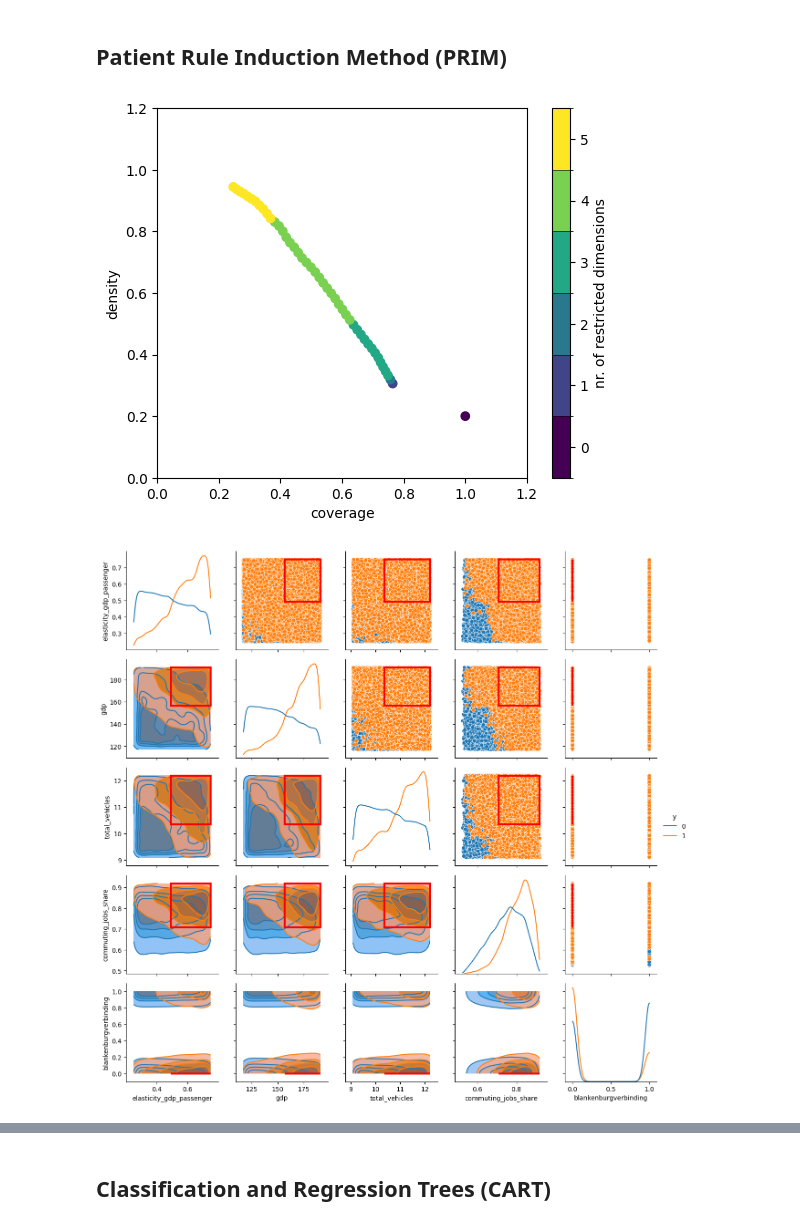
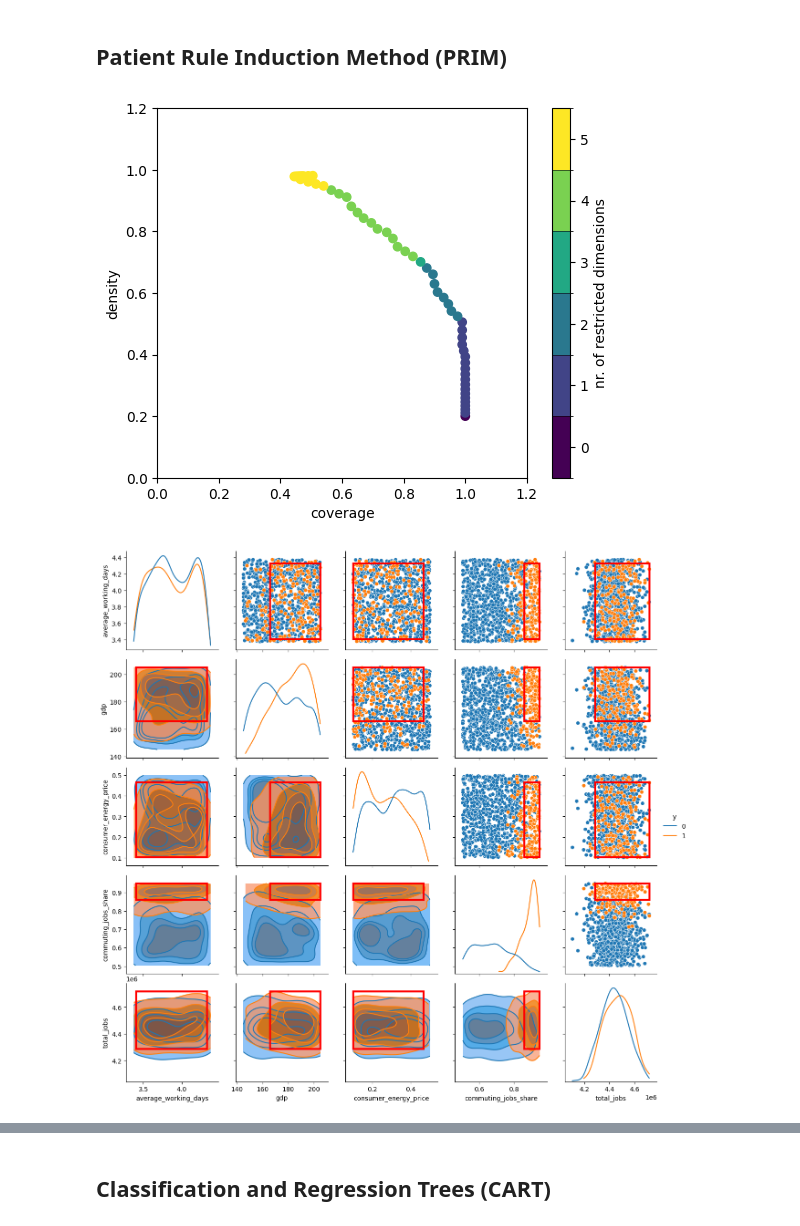
Before and after one commit to SMoorenUT/models_infrastructure_interdependency, a Jupyter notebook: analysis/scenario_discovery.ipynb, the cells around one changed output, grey strips where cells are left out. Drawn from its saved outputs; the diff is of its cells as text; code cells hidden in the pictures.

```diff
--- a/analysis/scenario_discovery.ipynb
+++ b/analysis/scenario_discovery.ipynb
@@ -19,7 +19,7 @@ criterion_values = [">", "<", ">=", "<=", "=="]
 
 # Define constants
 BASE_DIR = Path(os.getcwd()).resolve().parent
-DATASET = "ema_road_model_17_07_2025_results_surrogate_model" # Name of the dataset CSV file in analysis folder (without .csv extension)
+DATASET = "ema_road_model_08_05_2024" # Name of the dataset CSV file in analysis folder (without .csv extension)
 ANALYSE_LOCAL_SUMMED = True # If True, the local variables (jobs and population) are summed over all regions and considered as global variables
 BINARIZATION_THRESHOLD = 0.8
 BINARIZATION_CONDITION = ">" # Must be in criterion_values
@@ -99,14 +99,16 @@ def convert_relative_to_absolute(df_relative):
     return df_absolute
 
 simulation_input, simulation_output, data = load_data(DATASET)
-# if ANALYSE_LOCAL_SUMMED:
-#     simulation_input = convert_relative_to_absolute(simulation_input)
+if ANALYSE_LOCAL_SUMMED:
+    simulation_input = convert_relative_to_absolute(simulation_input)
 
 x_scenario_discovery = simulation_input
 if "Divided" in DATASET:
     y_scenario_discovery = simulation_output["IC ratio"]
 elif DATASET.startswith("Bridge"):
     y_scenario_discovery = simulation_output["856"]
+elif DATASET == "ema_road_model_08_05_2024":
+    y_scenario_discovery = simulation_output["combined_vkm.csv_year"]
 else:
     y_scenario_discovery = simulation_output["combined_vkt_year_2050"]
 
@@ -431,21 +455,21 @@ quasi-separation. In this case some parameters will not be identified.
 # %%
 import importlib
 importlib.reload(sdf)
 
 prim_object, box = sdf.prim(
     x_scenario_discovery,
     y_scenario_discovery,
     binarization_threshold=BINARIZATION_THRESHOLD,
     criterion=BINARIZATION_CONDITION,
     threshold_is_relative=BINARIZATION_THRESHOLD_IS_RELATIVE,
-    prim_threshold=0.9,)
+    prim_threshold=0.8,)
 box_lims = box.box_lims
 # print(box_lims)
 pass
 
 # plt.clf()
 # box.show_ppt()
 # print(box.box_lims[0])
 # %% [output]
-[figure, old version]
+[figure, new version]
-[figure, old version]
+[figure, new version]
```
Also changed, not shown: parts of 3 cells of this notebook, 13 other files.
